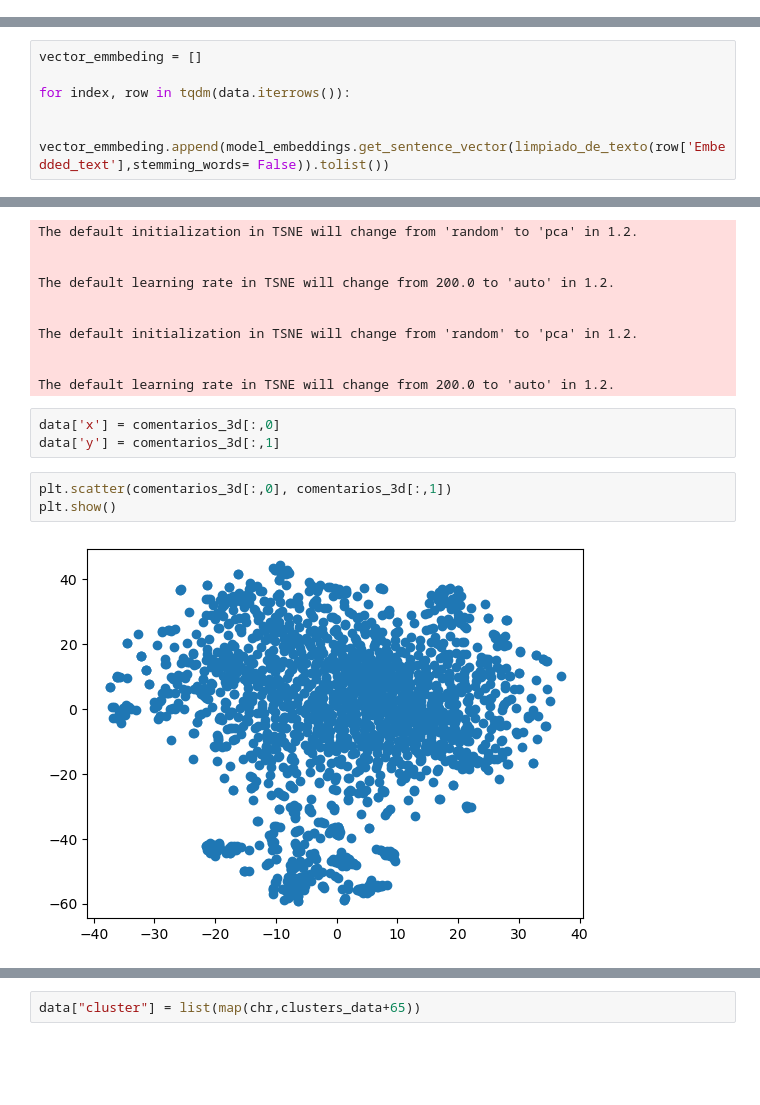
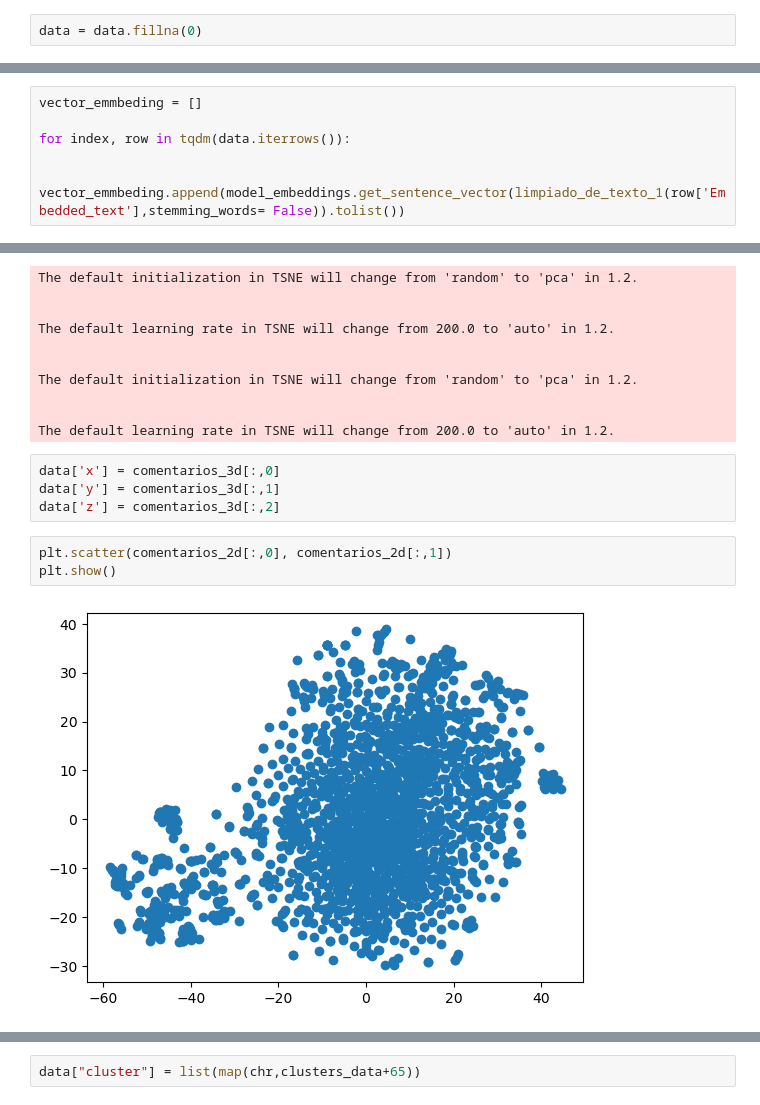
Before and after one commit to NikolasRodriguezA/Modelado_Topicos_Davivienda, a Jupyter notebook: Code/insights y segmentación tweets.ipynb, the cells around one changed output, grey strips where cells are left out. Cells and saved outputs as stored; diff of their text form; blank space fills up the shorter version.

```diff
--- a/Code/insights y segmentación tweets.ipynb
+++ b/Code/insights y segmentación tweets.ipynb
@@ -172,4 +177,6 @@ Data columns (total 12 columns):
  11  Tweet URL       1811 non-null   object
 dtypes: float64(1), int64(1), object(10)
 memory usage: 169.9+ KB
+# %%
+data = data.fillna(0)
 # %%
@@ -272,4 +334,4 @@ vector_emmbeding = []
 
 for index, row in tqdm(data.iterrows()):
 
-    vector_emmbeding.append(model_embeddings.get_sentence_vector(limpiado_de_texto(row['Embedded_text'],stemming_words= False)).tolist())
+    vector_emmbeding.append(model_embeddings.get_sentence_vector(limpiado_de_texto_1(row['Embedded_text'],stemming_words= False)).tolist())
@@ -294,11 +358,12 @@ The default learning rate in TSNE will change from 200.0 to 'auto' in 1.2.
 # %%
 data['x'] = comentarios_3d[:,0]
 data['y'] = comentarios_3d[:,1]
+data['z'] = comentarios_3d[:,2]
 # %%
-plt.scatter(comentarios_3d[:,0], comentarios_3d[:,1])
+plt.scatter(comentarios_2d[:,0], comentarios_2d[:,1])
 plt.show()
 # %% [output]
-[figure, old version]
+[figure, new version]
 # %%
 fig = plt.figure()
 ax = fig.add_subplot(projection='3d')
```
Also changed, not shown: parts of 40 cells of this notebook.
